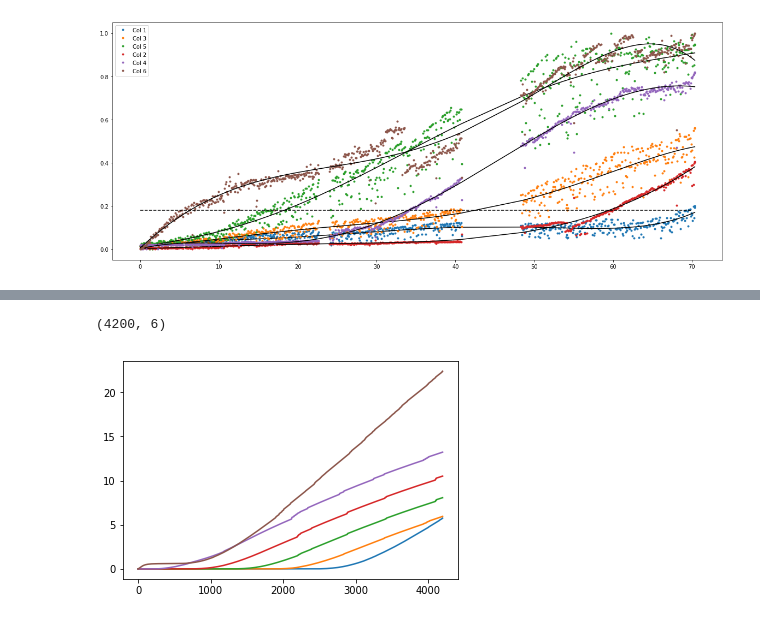
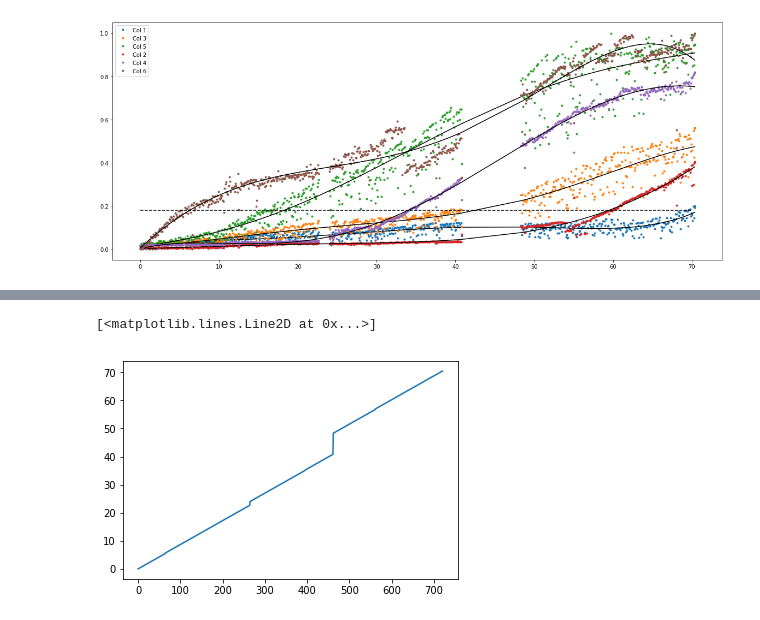
Before and after one commit to boospooky/omnitray-modeling, a Jupyter notebook: omnitray-modeling/simulation_notebook.ipynb, the cells around one changed output, grey strips where cells are left out. Saved outputs shown, nothing was run; the diff lists cells and outputs as text; code cells hidden in the pictures.

```diff
--- a/omnitray-modeling/simulation_notebook.ipynb
+++ b/omnitray-modeling/simulation_notebook.ipynb
@@ -119,8 +119,8 @@ def disk(A, center, radius):
 
 let_dict = dict(zip(string.ascii_uppercase, np.arange(0,26)))
 
-scale = 2
-scale_s = 1 # scale/2
+scale = 1
+scale_s = 0.5 # scale/2
 n_w = 48 * scale
 n_h = 32 * scale
 
@@ -160,7 +160,7 @@ A[n_i,:,:] = 100*np.ones((n_h, n_w), dtype=np.float32)
 #             5e-5, 1e-8, 0.5], dtype=np.float32)
 
 # Params :    ,           dx               Dc,    rc,  Kn,   Dn,   kn,  Da,  xa,  xs,  ha,  ka,
-p0 = np.array([np.power((scale/2.25),2),   1e-4, 6e-3,  80,  3e-2,  3, 3e-2, 8e-2, 2e1, 2.3, 40,
+p0 = np.array([np.power((scale/2.25),2),   1e-4, 6e-3,  80,  3e-2,  3, 3e-2, 1e-1, 2e1, 2.3, 40,
 # hC, kC, pa,   leak   od0
  2.3, 40, 5e-3, 1e-8, 0.5], dtype=np.float32)
 
@@ -321,7 +316,7 @@ plt.imshow(masks[0])
 print(ls)
 # %%
 # Try out FunctionAnimation approach
-fn_base = "/home/jmp/data/echo_files/20170829_circuit/no AiiA/20170829_{}{}_ST{}.csv"
+fn_base = "/home/jmp/murray/surf_2017/echo_files/20170829_circuit/no AiiA/20170829_{}{}_ST{}.csv"
 fnames = [
            [
               fn_base.format(letter, space, strain)
@@ -331,7 +326,15 @@ fnames = [
           for letter in ['a', 'b', 'c']
          ]
 
-ahl_fn = "/home/jmp/data/echo_files/20170829_circuit/AHL/20170829_abc3_Cin AHL.csv"
+ahl_fn = "/home/jmp/murray/surf_2017/echo_files/20170829_circuit/AHL/20170829_abc3_Cin AHL.csv"
+
+fn_base = "/home/jmp/murray/surf_2017/echo_files/20170829_circuit/combo/20170829_combo_ST{}.csv"
+fnames = [[fn_base.format(strain)
+          for strain in [3,4]
+         ]]
+ahl_fn = "/home/jmp/murray/surf_2017/echo_files/20170829_circuit/AHL/20170829_combo_Cin AHL.csv"
+
+
 mat = pd.read_csv(ahl_fn)
 well_strs = list(mat[['    Destination Well']].values[:,0])
 ahl_centers = [(int(w[1:]), let_dict[w[:1]]) for w in well_strs]
@@ -347,7 +350,7 @@ for batch in fnames:
     dest_wells.append(batch_list)
 
 fn_inputs = []
-for i in range(3):
+for i in range(1):
     fn_inputs.append(dest_wells[i] + [ahl_centers, p0])
 
 def wrapper(p):
@@ -360,7 +363,7 @@ def wrapper(p):
     overnight_y = burn_in.y.T
     overnight_y.shape = (len(overnight_t), species, n_h, n_w)
     second_array = prep_initial_condition([],[],ahl_spots,p0,overnight_y[-1,:,:,:].copy())
-    out = sim_omnitray(p0, initial_array=second_array, tmax=4*24*60)
+    out = sim_omnitray(p0, initial_array=second_array, tmax=75*60)
     exp_t = out.t
     exp_y = out.y.T
     exp_y.shape = (len(exp_t), species, n_h, n_w)
@@ -722,8 +699,5 @@ DONE
-# %%
-traces = get_traces(out)
-print(traces.shape)
-for colony in range(n_colonies):
-    plt.plot(traces[:,colony])
-# %% [output]
-(4200, 6)
-[figure, removed]
+# %%
+plt.plot(t)
+# %% [output]
+[<matplotlib.lines.Line2D at 0x...>]
+[figure, added]
```
Also changed, not shown: parts of 9 cells of this notebook.
